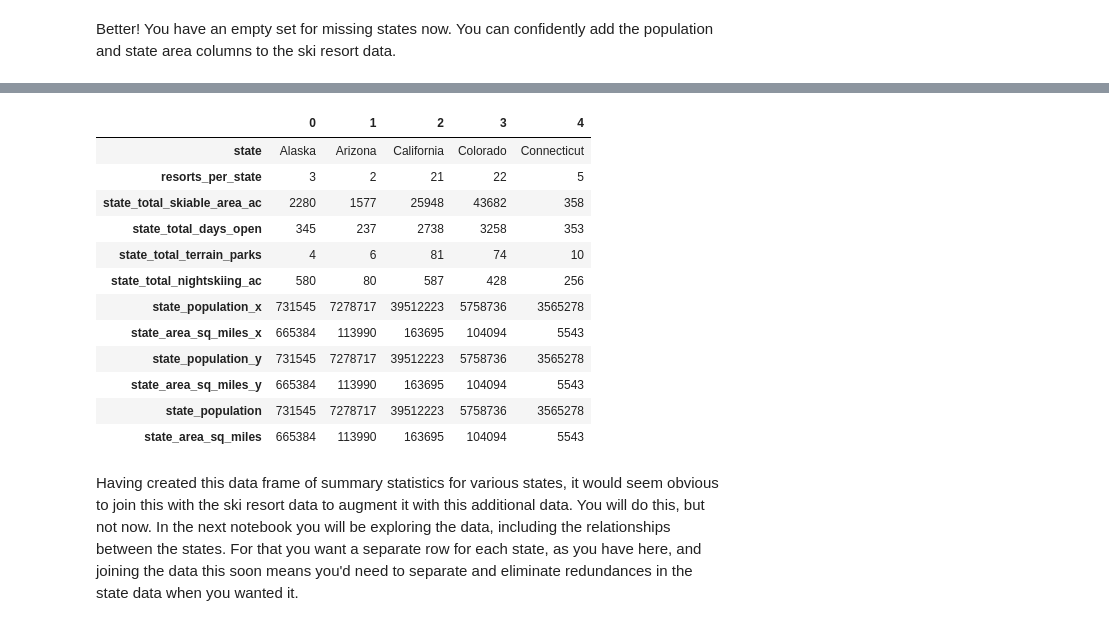
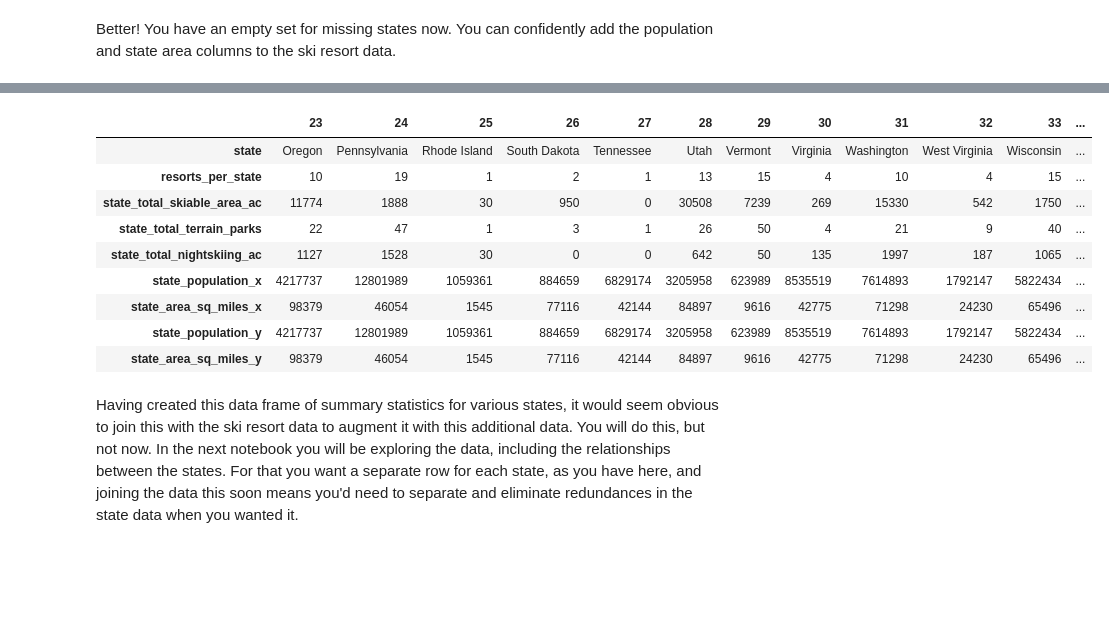
Before and after one commit to nlac10/DataScienceGuidedCapstone, a Jupyter notebook: 02-data_wrangling/02_data_wrangling.ipynb, the cells around one changed output, grey strips where cells are left out. Drawn from its saved outputs; the diff is of its cells as text; code cells hidden in the pictures; blank space fills up the shorter version.

```diff
--- a/02-data_wrangling/02_data_wrangling.ipynb
+++ b/02-data_wrangling/02_data_wrangling.ipynb
@@ -965,7 +933,6 @@ A fairly new groupby behaviour is [named aggregation](https://pandas-docs.github
 state_summary = ski_data.groupby('state').agg(
     resorts_per_state=pd.NamedAgg(column='Name', aggfunc='size'), #could pick any column here
     state_total_skiable_area_ac=pd.NamedAgg(column='SkiableTerrain_ac', aggfunc='sum'),
-    state_total_days_open=pd.NamedAgg(column='daysOpenLastYear', aggfunc='sum'),
     state_total_terrain_parks=pd.NamedAgg(column='TerrainParks', aggfunc='sum'),
     state_total_nightskiing_ac=pd.NamedAgg(column='NightSkiing_ac', aggfunc='sum')
 ).reset_index()
@@ -1168,23 +1165,20 @@ usa_states_sub.head()
 # %%
 #Code task 35#
 #Use 'state_summary's `merge()` method to combine our new data in 'usa_states_sub'
 #specify the arguments how='left' and on='state'
 state_summary = state_summary.merge(usa_states_sub, how='left', on='state')
-state_summary.head().T
+state_summary.tail(12).T
 # %% [output]
-|  | 0 | 1 | 2 | 3 | 4 |
-| state | Alaska | Arizona | California | Colorado | Connecticut |
-| resorts_per_state | 3 | 2 | 21 | 22 | 5 |
-| state_total_skiable_area_ac | 2280 | 1577 | 25948 | 43682 | 358 |
-| state_total_days_open | 345 | 237 | 2738 | 3258 | 353 |
-| state_total_terrain_parks | 4 | 6 | 81 | 74 | 10 |
-| state_total_nightskiing_ac | 580 | 80 | 587 | 428 | 256 |
-| state_population_x | 731545 | 7278717 | 39512223 | 5758736 | 3565278 |
-| state_area_sq_miles_x | 665384 | 113990 | 163695 | 104094 | 5543 |
-| state_population_y | 731545 | 7278717 | 39512223 | 5758736 | 3565278 |
-| state_area_sq_miles_y | 665384 | 113990 | 163695 | 104094 | 5543 |
-| state_population | 731545 | 7278717 | 39512223 | 5758736 | 3565278 |
-| state_area_sq_miles | 665384 | 113990 | 163695 | 104094 | 5543 |
+|  | 23 | 24 | 25 | 26 | 27 | 28 | 29 | 30 | 31 | 32 | 33 | ... |
+| state | Oregon | Pennsylvania | Rhode Island | South Dakota | Tennessee | Utah | Vermont | Virginia | Washington | West Virginia | Wisconsin | ... |
+| resorts_per_state | 10 | 19 | 1 | 2 | 1 | 13 | 15 | 4 | 10 | 4 | 15 | ... |
+| state_total_skiable_area_ac | 11774 | 1888 | 30 | 950 | 0 | 30508 | 7239 | 269 | 15330 | 542 | 1750 | ... |
+| state_total_terrain_parks | 22 | 47 | 1 | 3 | 1 | 26 | 50 | 4 | 21 | 9 | 40 | ... |
+| state_total_nightskiing_ac | 1127 | 1528 | 30 | 0 | 0 | 642 | 50 | 135 | 1997 | 187 | 1065 | ... |
+| state_population_x | 4217737 | 12801989 | 1059361 | 884659 | 6829174 | 3205958 | 623989 | 8535519 | 7614893 | 1792147 | 5822434 | ... |
+| state_area_sq_miles_x | 98379 | 46054 | 1545 | 77116 | 42144 | 84897 | 9616 | 42775 | 71298 | 24230 | 65496 | ... |
+| state_population_y | 4217737 | 12801989 | 1059361 | 884659 | 6829174 | 3205958 | 623989 | 8535519 | 7614893 | 1792147 | 5822434 | ... |
+| state_area_sq_miles_y | 98379 | 46054 | 1545 | 77116 | 42144 | 84897 | 9616 | 42775 | 71298 | 24230 | 65496 | ... |
 # %% [markdown]
 Having created this data frame of summary statistics for various states, it would seem obvious to join this with the ski resort data to augment it with this additional data. You will do this, but not now. In the next notebook you will be exploring the data, including the relationships between the states. For that you want a separate row for each state, as you have here, and joining the data this soon means you'd need to separate and eliminate redundances in the state data when you wanted it.
 # %%
```
Also changed, not shown: parts of 43 cells of this notebook, 2 other files.
